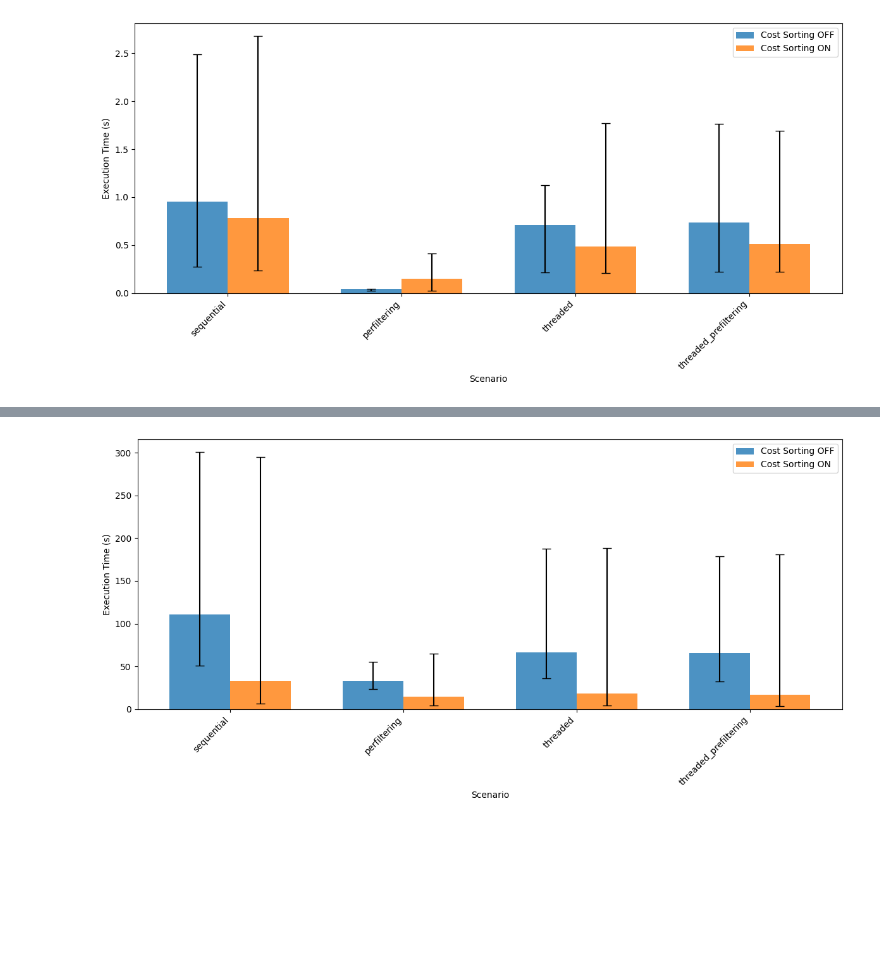
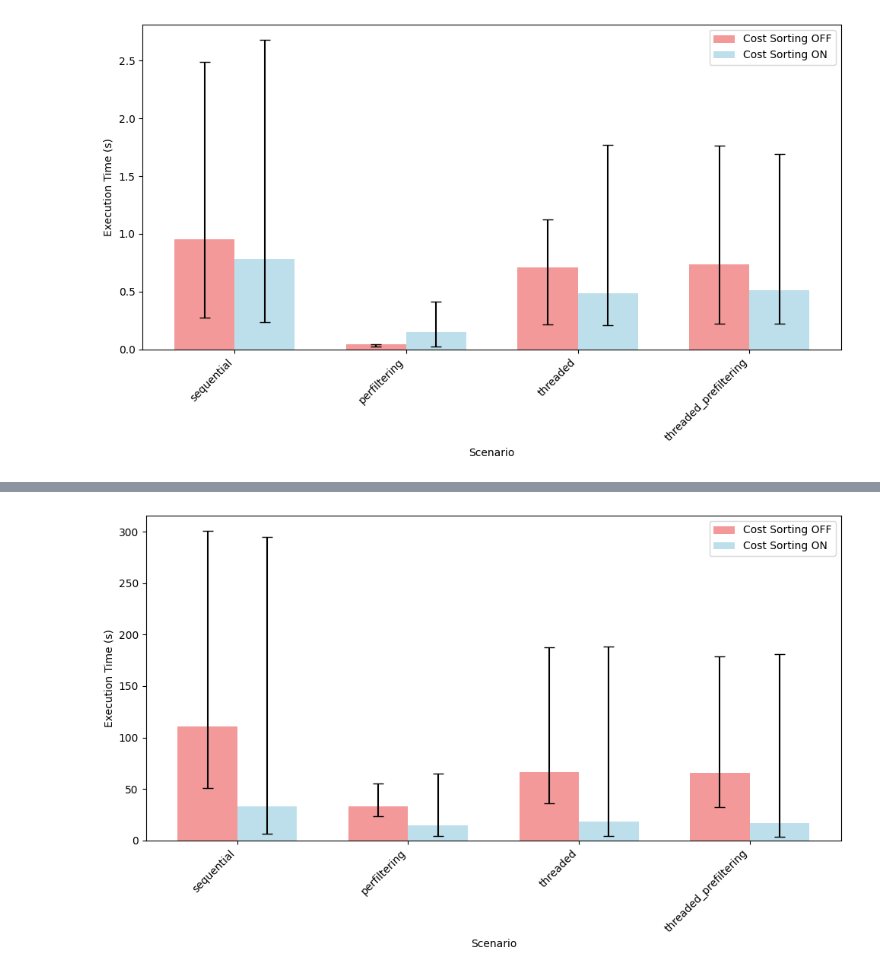
Before and after one commit to leonardgeissler/fainder-demo, a Jupyter notebook: analysis/performance_tests/analysis_optimizer.ipynb, the cells around one changed output, grey strips where cells are left out. Saved outputs shown, nothing was run; the diff lists cells and outputs as text; code cells hidden in the pictures; blank space fills up the shorter version.

```diff
--- a/analysis/performance_tests/analysis_optimizer.ipynb
+++ b/analysis/performance_tests/analysis_optimizer.ipynb
@@ -629,7 +605,7 @@ else:
                     comparison_df = pd.DataFrame(comparison_data)
 
                     # Create comparison plot
-                    plt.figure(figsize=(12, 6))
+                    fig, ax1 = plt.subplots(1, 1, figsize=(10, 6))
 
                     # Create grouped bar plot
                     scenarios = comparison_df["scenario"].unique()
@@ -710,7 +686,7 @@ else:
                             max_val - mean for mean, max_val in zip(on_means, on_maxs)
                         ]
 
-                        plt.bar(
+                        ax1.bar(
                             x - width / 2,
                             off_means,
                             width,
@@ -718,8 +694,9 @@ else:
                             alpha=0.8,
                             yerr=[off_lower_err, off_upper_err],
                             capsize=5,
+                            color="lightcoral",
                         )
-                        plt.bar(
+                        ax1.bar(
                             x + width / 2,
                             on_means,
                             width,
@@ -727,21 +704,16 @@ else:
                             alpha=0.8,
                             yerr=[on_lower_err, on_upper_err],
                             capsize=5,
+                            color="lightblue",
                         )
 
-                        plt.xlabel("Scenario")
-                        plt.ylabel("Execution Time (s)")
-                        # plt.title(f"Cost Sorting Impact - {category} - {fainder_mode}")
-                        plt.xticks(x, scenarios, rotation=45, ha="right")
-                        plt.legend()
-                        plt.tight_layout()
+                        ax1.set_xlabel("Scenario")
+                        ax1.set_ylabel("Execution Time (s)")
+                        ax1.set_xticks(x)
+                        ax1.set_xticklabels(scenarios, rotation=45, ha="right")
+                        ax1.legend()
 
-                        filename = f"figures/optimizer/cost_sorting_{category}_{fainder_mode}.png"
-                        plt.savefig(filename)
-                        logger.info(f"    Saved plot: {filename}")
-                        plt.show()
-
-                        # Log performance comparison
+                        # Log performance improvement percentages (but don't plot them)
                         for i, scenario in enumerate(scenarios):
                             if on_means[i] > 0 and off_means[i] > 0:
                                 improvement = (
@@ -751,6 +723,12 @@ else:
                                     f"    {scenario}: {improvement:.2f}% improvement when ON"
                                 )
 
+                        plt.tight_layout()
+                        filename = f"figures/optimizer/cost_sorting_{category}_{fainder_mode}.png"
+                        plt.savefig(filename)
+                        logger.info(f"    Saved plot: {filename}")
+                        plt.show()
+
     # Save cost sorting statistics
     if cost_sorting_stats:
         cost_stats_df = pd.DataFrame(cost_sorting_stats)
@@ -770 +756 @@ else:
-[figure, old version]
+[figure, new version]
@@ -782 +768 @@ else:
-[figure, old version]
+[figure, new version]
```
Also changed, not shown: parts of 8 cells of this notebook, 2 other files.
